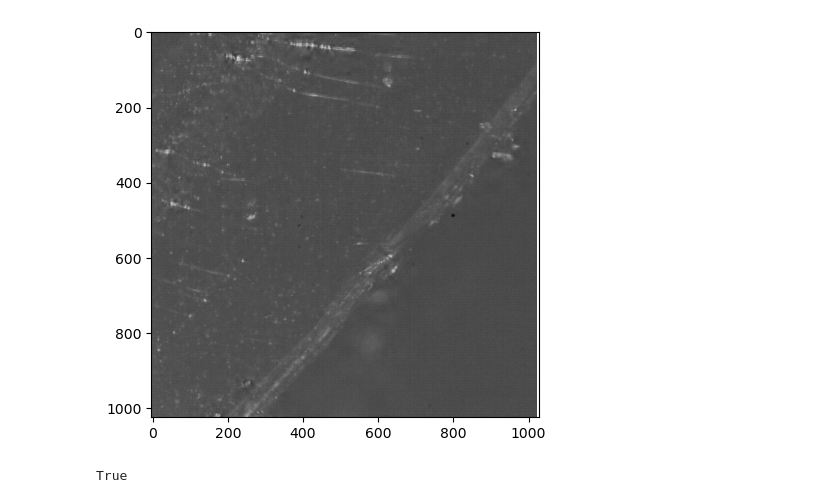
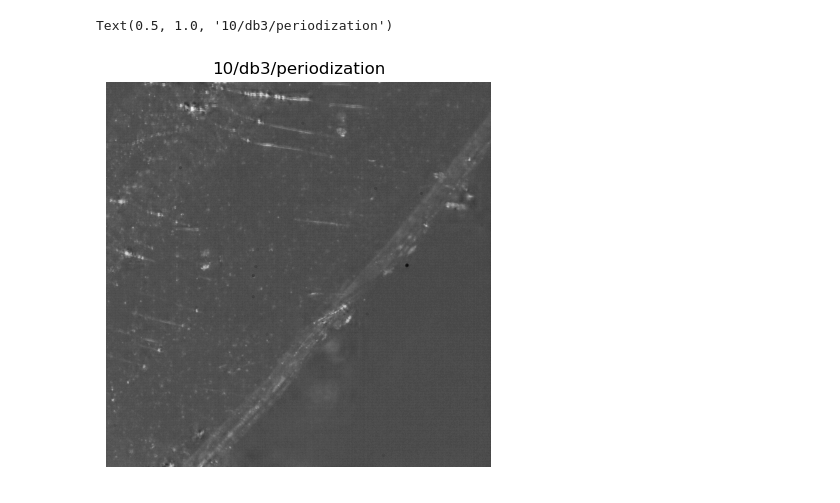
Before and after one commit to mimuing/Vision_EDOF_Algo, a Jupyter notebook: EDOF_wavelet.ipynb, the cells around one changed output. Cells and saved outputs as stored; diff of their text form; code cells hidden in the pictures.

```diff
--- a/EDOF_wavelet.ipynb
+++ b/EDOF_wavelet.ipynb
@@ -152,44 +184,12 @@ plt.show()
-# %%
-numLevel = 10
-coeffsList = []
-coeffsAbsList = []
-wavelet = 'coif6'
-padding_mode = 'periodic'
-
-for img in imgStack:
-    coeffs = pywt.wavedec2(img, wavelet, level=numLevel, mode=padding_mode)
-    coeffsArr, slices = pywt.coeffs_to_array(coeffs)
-    coeffsArrAbs = np.abs(coeffsArr)
-    coeffsList.append(coeffsArr)
-    coeffsAbsList.append(coeffsArrAbs)
-
-coeffsAbsListArr = np.array(coeffsAbsList)
-maxCoeffsIndexArr = np.argmax(coeffsAbsListArr, axis=0)
-
-# 최대계수 저장 배열 초기화
-maxCoeffsShape = coeffsList[0].shape  # 첫 번째 이미지 기준으로 계수 형태 지정
-maxCoeffsArr = np.empty(maxCoeffsShape)
-
-# reshapedIndices의 각 인덱스를 반복하면서 coeffsList에서 해당하는 최대값을 추출합니다.
-for i in range(maxCoeffsShape[0]):
-    for j in range(maxCoeffsShape[1]):
-        index = maxCoeffsIndexArr[i][j]
-        maxCoeffsArr[i][j] = coeffsList[index][i][j]
-
-# maxCoeffsArr = np.abs(maxCoeffsArr)
-
-# maxCoeffsArr를 웨이블릿 계수들의 시퀀스로 변환
-maxCoeffs= pywt.array_to_coeffs(maxCoeffsArr,slices,output_format='wavedec2')
-
-# maxCoeffsArr = np.array([[coeffsList[maxCoeffsIndexArr[i][j]][i][j] for j in range(maxCoeffsShape[1])] for i in range(maxCoeffsShape[0])])
-
-
-
-# 역 웨이블릿 변환 수행하여 이미지 재구성
-edofImage=pywt.waverec2(maxCoeffs,wavelet, mode=padding_mode)
-
-show_image(edofImage)
-cv2.imwrite("edofimage.png", edofImage)
-# %% [output]
-[figure, removed]
-True
+# %%
+max_levels = 10
+wavelet = 'db3'
+padding_mode = 'periodization'
+edof_image = create_edof_image(img_stack, max_levels, wavelet, padding_mode)
+plt.figure(figsize=(5,5))
+plt.axis('off')
+plt.imshow(edof_image, cmap='gray')
+plt.title(f"{max_levels}/{wavelet}/{padding_mode}")
+# %% [output]
+Text(0.5, 1.0, '10/db3/periodization')
+[figure, added]
```
Also changed, not shown: parts of 28 cells of this notebook.
